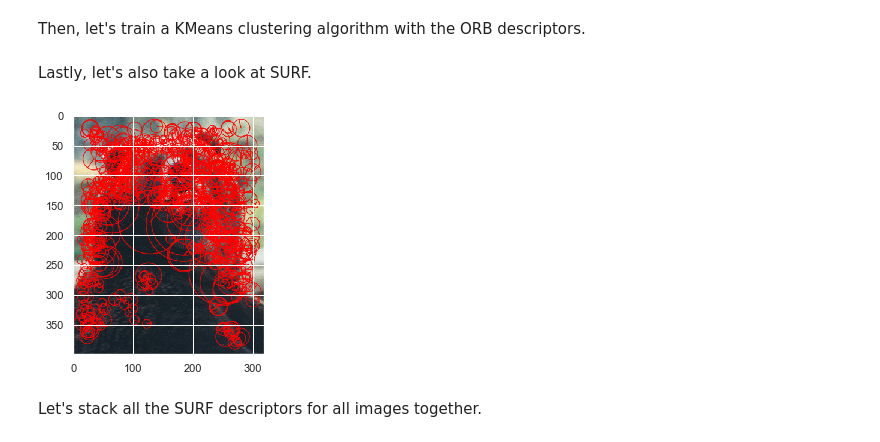
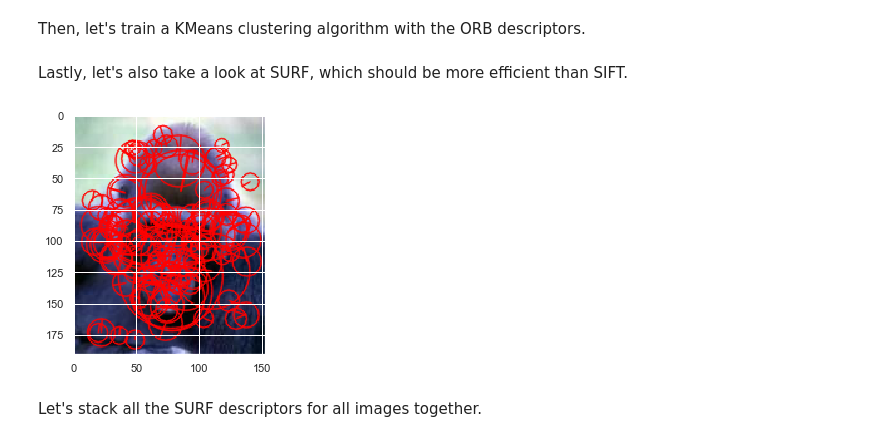
Before and after one commit to JRChow/data-200-grad-proj, a Jupyter notebook: GradProject_NB2.ipynb, the cells around one changed output. Saved outputs shown, nothing was run; the diff lists cells and outputs as text; code cells hidden in the pictures.

```diff
--- a/GradProject_NB2.ipynb
+++ b/GradProject_NB2.ipynb
@@ -422,15 +399,15 @@ orb_kmeans = MiniBatchKMeans(n_clusters=orb_n_clusters,
 orb_kmeans.fit(all_orb_des)
 pickle.dump(orb_kmeans, open(f"kmeans_orb_{orb_n_clusters}.pkl", "wb"))
 # %% [markdown]
-Lastly, let's also take a look at SURF.
+Lastly, let's also take a look at SURF, which should be more efficient than SIFT.
 # %%
 surf = cv2.xfeatures2d.SURF_create()
-example = learning["Pictures"].values[93]
+example = learning["Pictures"].values[672]
 kp, des = surf.detectAndCompute(example, None)
 example = cv2.drawKeypoints(example, kp, None, (255, 0, 0), 4)
 io.imshow(example);
 # %% [output]
-[figure, old version]
+[figure, new version]
 # %% [markdown]
 Let's stack all the SURF descriptors for all images together.
 # %%
```
Also changed, not shown: parts of 23 cells of this notebook, 2 other files.
